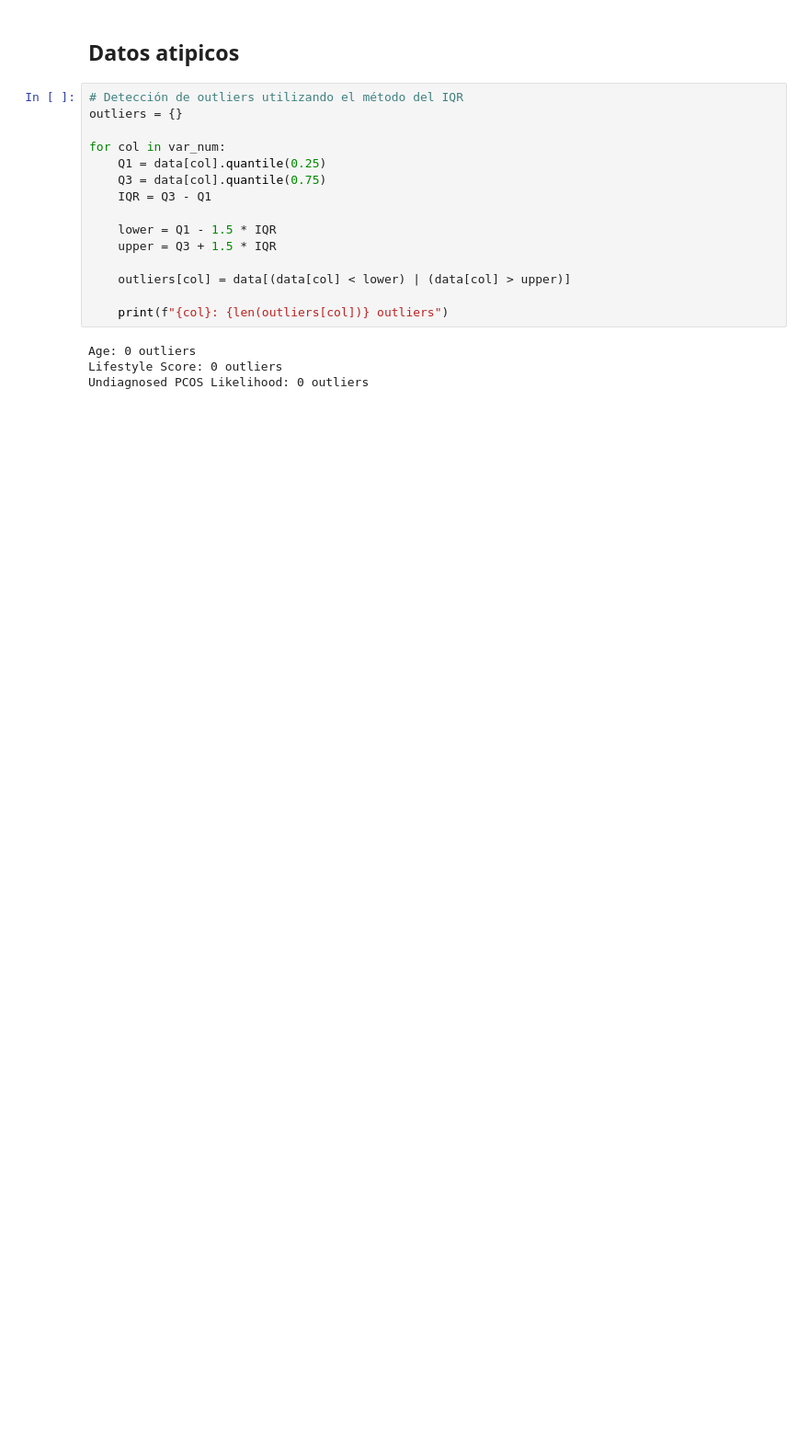
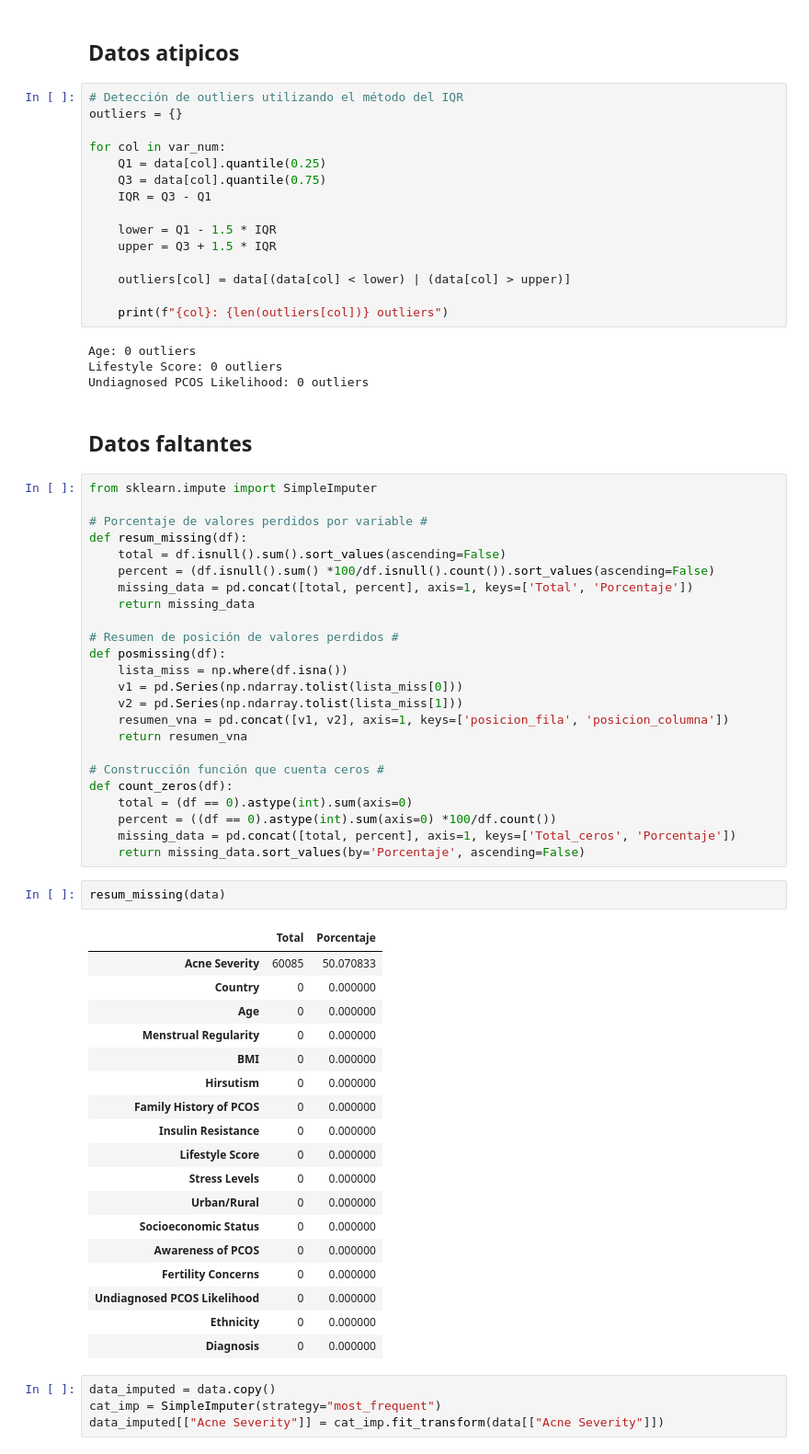
Before and after one commit to Danelnov/ml-project_analitica_datos, a Jupyter notebook: notebooks/eda_clasificacion.ipynb, the cells around one changed output. Shown at 92% size. Cells and saved outputs as stored; diff of their text form; blank space fills up the shorter version.

```diff
--- a/notebooks/eda_clasificacion.ipynb
+++ b/notebooks/eda_clasificacion.ipynb
@@ -124,3 +125,54 @@ for col in var_num:
 Age: 0 outliers
 Lifestyle Score: 0 outliers
 Undiagnosed PCOS Likelihood: 0 outliers
+# %% [markdown]
+## Datos faltantes
+# %%
+from sklearn.impute import SimpleImputer
+
+# Porcentaje de valores perdidos por variable #
+def resum_missing(df):
+    total = df.isnull().sum().sort_values(ascending=False)
+    percent = (df.isnull().sum() *100/df.isnull().count()).sort_values(ascending=False)
+    missing_data = pd.concat([total, percent], axis=1, keys=['Total', 'Porcentaje'])
+    return missing_data
+
+# Resumen de posición de valores perdidos #
+def posmissing(df):
+    lista_miss = np.where(df.isna())
+    v1 = pd.Series(np.ndarray.tolist(lista_miss[0]))
+    v2 = pd.Series(np.ndarray.tolist(lista_miss[1]))
+    resumen_vna = pd.concat([v1, v2], axis=1, keys=['posicion_fila', 'posicion_columna'])
+    return resumen_vna
+
+# Construcción función que cuenta ceros #
+def count_zeros(df):
+    total = (df == 0).astype(int).sum(axis=0)
+    percent = ((df == 0).astype(int).sum(axis=0) *100/df.count())
+    missing_data = pd.concat([total, percent], axis=1, keys=['Total_ceros', 'Porcentaje'])
+    return missing_data.sort_values(by='Porcentaje', ascending=False)
+# %%
+resum_missing(data)
+# %% [output]
+|  | Total | Porcentaje |
+| Acne Severity | 60085 | 50.070833 |
+| Country | 0 | 0.000000 |
+| Age | 0 | 0.000000 |
+| Menstrual Regularity | 0 | 0.000000 |
+| BMI | 0 | 0.000000 |
+| Hirsutism | 0 | 0.000000 |
+| Family History of PCOS | 0 | 0.000000 |
+| Insulin Resistance | 0 | 0.000000 |
+| Lifestyle Score | 0 | 0.000000 |
+| Stress Levels | 0 | 0.000000 |
+| Urban/Rural | 0 | 0.000000 |
+| Socioeconomic Status | 0 | 0.000000 |
+| Awareness of PCOS | 0 | 0.000000 |
+| Fertility Concerns | 0 | 0.000000 |
+| Undiagnosed PCOS Likelihood | 0 | 0.000000 |
+| Ethnicity | 0 | 0.000000 |
+| Diagnosis | 0 | 0.000000 |
+# %%
+data_imputed = data.copy()
+cat_imp = SimpleImputer(strategy="most_frequent")
+data_imputed[["Acne Severity"]] = cat_imp.fit_transform(data[["Acne Severity"]])
```
Also changed, not shown: parts of 10 cells of this notebook, 2 other files.
